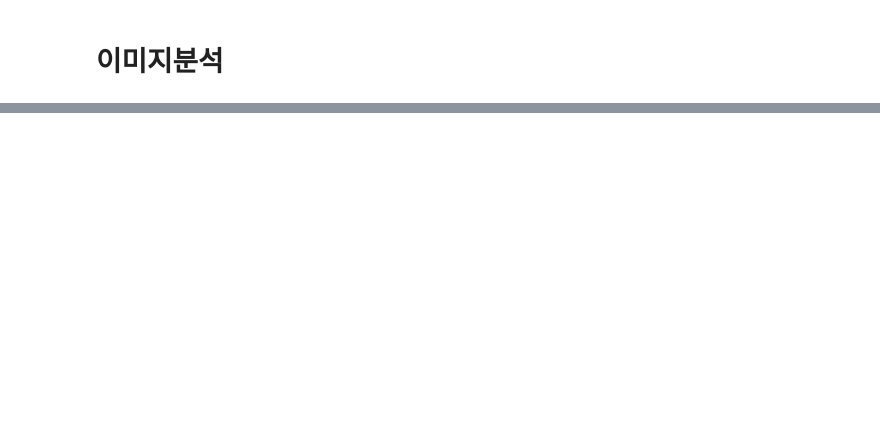
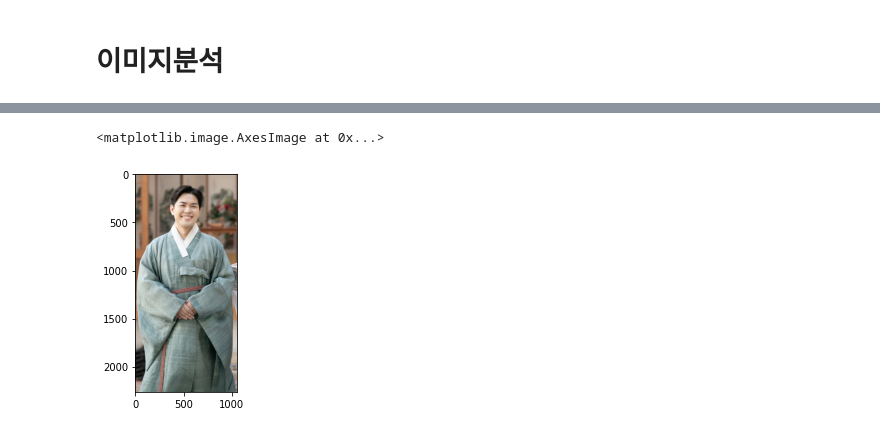
Before and after one commit to LIMSONA/30-, a Jupyter notebook: 2_2_MATPLOTLIB,PLOTY.ipynb, the cells around one changed output, grey strips where cells are left out. Cells and saved outputs as stored; diff of their text form; code cells hidden in the pictures; blank space fills up the shorter version.

```diff
--- a/2_2_MATPLOTLIB,PLOTY.ipynb
+++ b/2_2_MATPLOTLIB,PLOTY.ipynb
@@ -367,0 +507,5 @@ fig.show()
+# %%
+plt.imshow(kku[:,::-1]) #w좌우로 뒤집기
+# %% [output]
+<matplotlib.image.AxesImage at 0x...>
+[figure, added]
```
Also changed, not shown: parts of 30 cells of this notebook.
